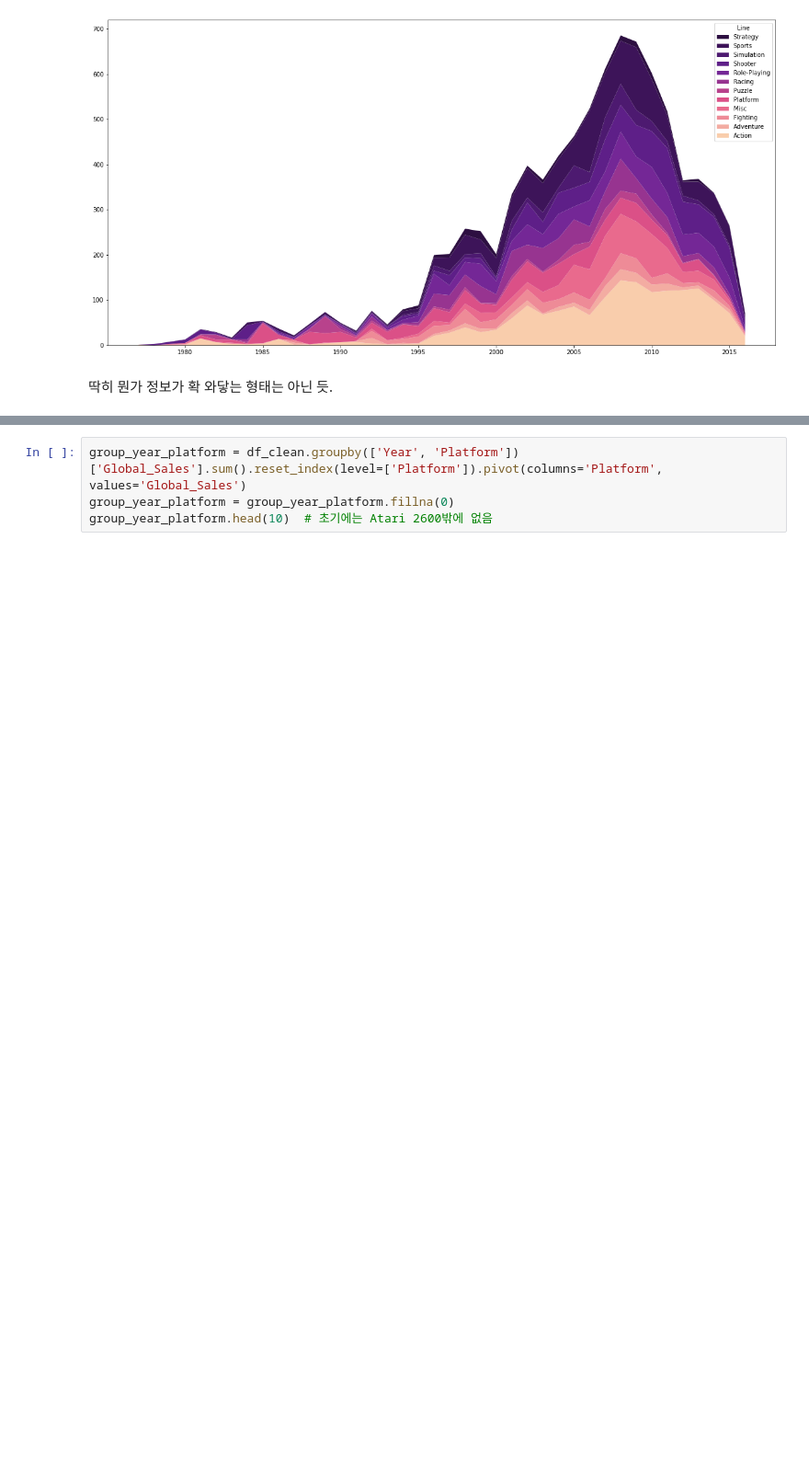
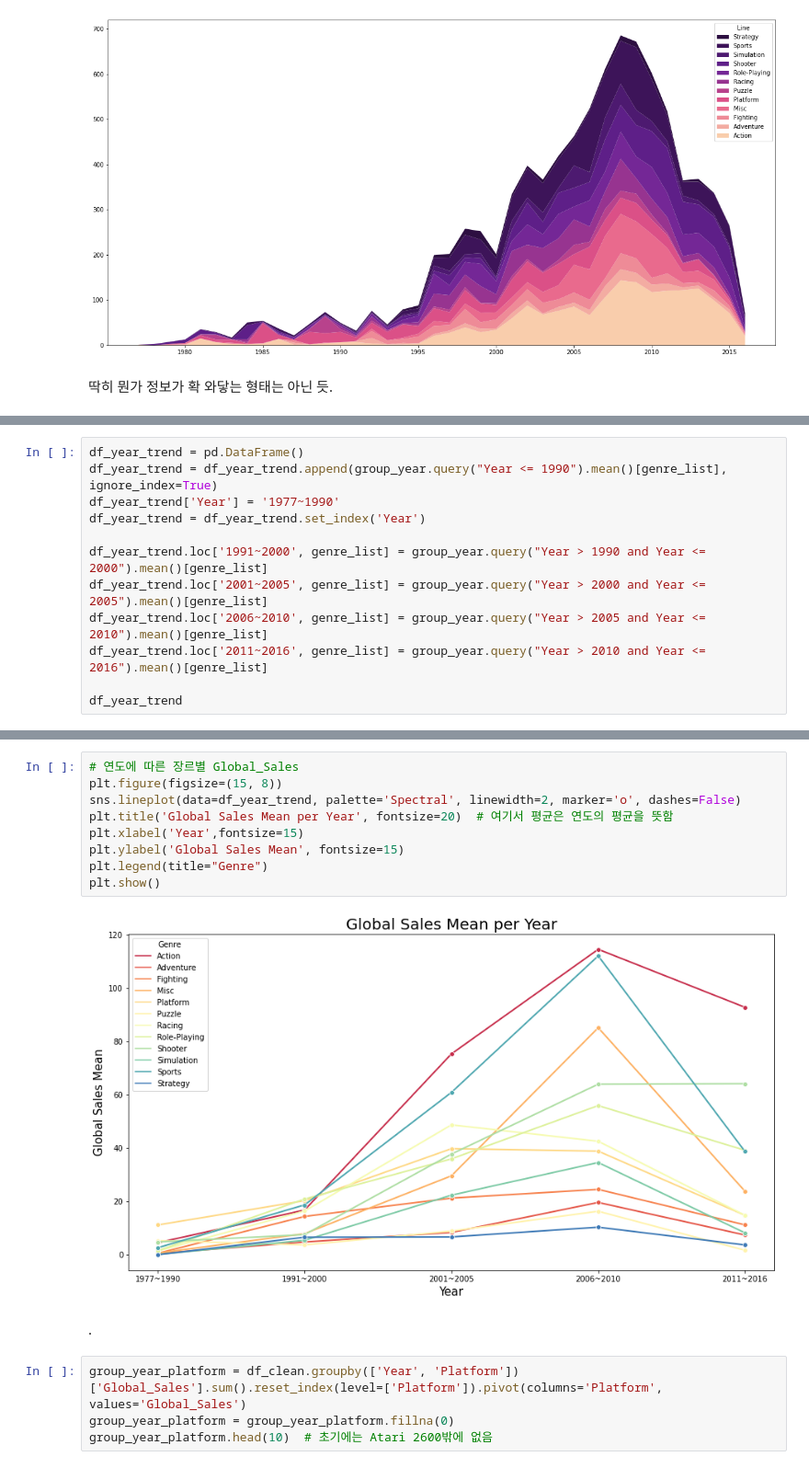
Before and after one commit to nan-park/section1_project, a Jupyter notebook: AI_section1_project.ipynb, the cells around one changed output, grey strips where cells are left out. Shown at 92% size. Drawn from its saved outputs; the diff is of its cells as text; blank space fills up the shorter version.

```diff
--- a/AI_section1_project.ipynb
+++ b/AI_section1_project.ipynb
@@ -1232,0 +1368,12 @@ plt.show()
+# %%
+df_year_trend = pd.DataFrame()
+df_year_trend = df_year_trend.append(group_year.query("Year <= 1990").mean()[genre_list], ignore_index=True)
+df_year_trend['Year'] = '1977~1990'
+df_year_trend = df_year_trend.set_index('Year')
+
+df_year_trend.loc['1991~2000', genre_list] = group_year.query("Year > 1990 and Year <= 2000").mean()[genre_list]
+df_year_trend.loc['2001~2005', genre_list] = group_year.query("Year > 2000 and Year <= 2005").mean()[genre_list]
+df_year_trend.loc['2006~2010', genre_list] = group_year.query("Year > 2005 and Year <= 2010").mean()[genre_list]
+df_year_trend.loc['2011~2016', genre_list] = group_year.query("Year > 2010 and Year <= 2016").mean()[genre_list]
+
+df_year_trend
@@ -1233,3 +1388,16 @@ plt.show()
+# %%
+# 연도에 따른 장르별 Global_Sales
+plt.figure(figsize=(15, 8))
+sns.lineplot(data=df_year_trend, palette='Spectral', linewidth=2, marker='o', dashes=False)
+plt.title('Global Sales Mean per Year', fontsize=20)  # 여기서 평균은 연도의 평균을 뜻함
+plt.xlabel('Year',fontsize=15)
+plt.ylabel('Global Sales Mean', fontsize=15)
+plt.legend(title="Genre")
+plt.show()
+# %% [output]
+[figure, added]
+# %% [markdown]
+.<br>
 # %%
 group_year_platform = df_clean.groupby(['Year', 'Platform'])['Global_Sales'].sum().reset_index(level=['Platform']).pivot(columns='Platform', values='Global_Sales')
 group_year_platform = group_year_platform.fillna(0)
```
Also changed, not shown: parts of 32 cells of this notebook.
